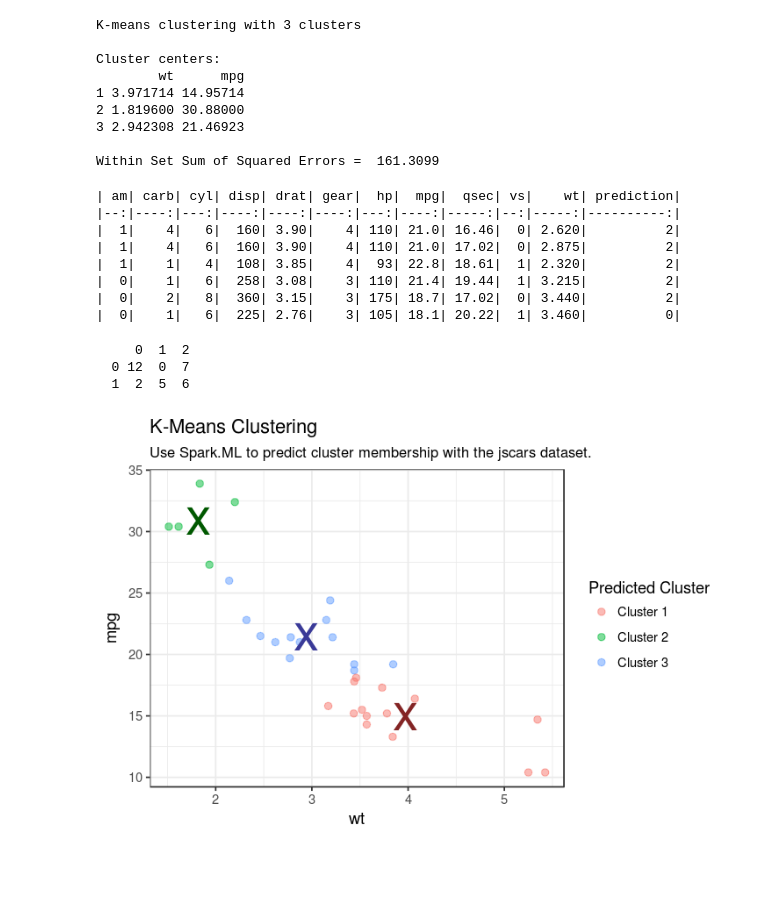
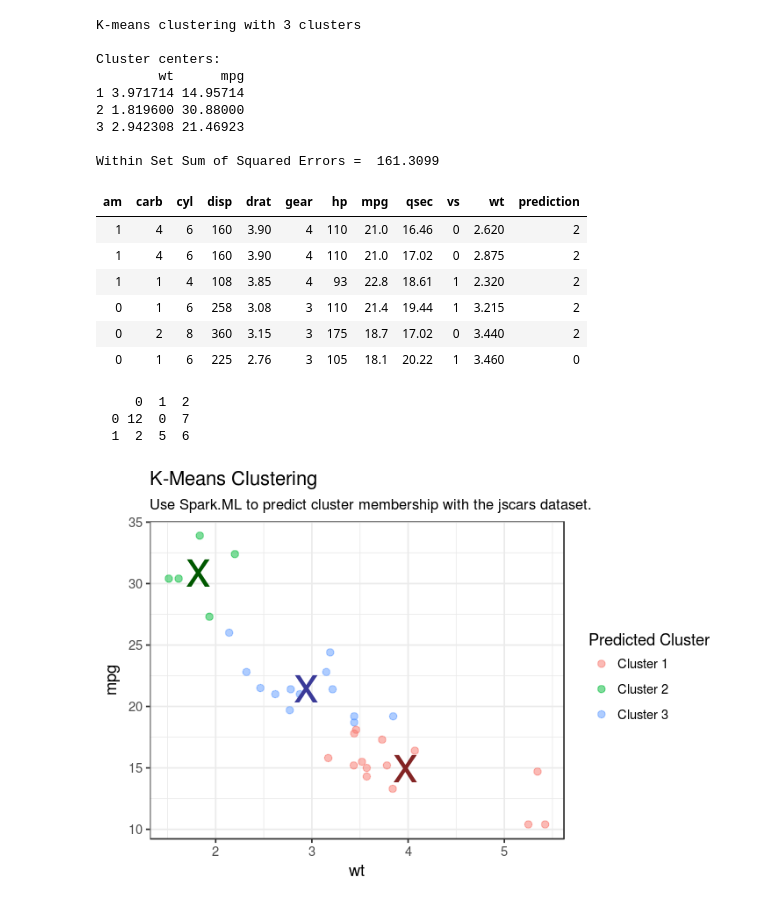
Before and after one commit to aurora-mareviv/sparklyr_test, a Jupyter notebook: sparklyr_test.ipynb, the cells around one changed output. Saved outputs shown, nothing was run; the diff lists cells and outputs as text; code cells hidden in the pictures; blank space fills up the shorter version.

```diff
--- a/sparklyr_test.ipynb
+++ b/sparklyr_test.ipynb
@@ -188,21 +187,20 @@ Within Set Sum of Squared Errors =  161.3099
 # %%
 # predict the associated class
 predicts <- sdf_predict(kmeans_model, jscars)
 predicted <- collect(predicts)
-kable(head(predicted))
+collect(head(predicted))
 base::table(predicted$am, predicted$prediction)
 # %% [output]
+| am | carb | cyl | disp | drat | gear | hp | mpg | qsec | vs | wt | prediction |
+| 1 | 4 | 6 | 160 | 3.90 | 4 | 110 | 21.0 | 16.46 | 0 | 2.620 | 2 |
+| 1 | 4 | 6 | 160 | 3.90 | 4 | 110 | 21.0 | 17.02 | 0 | 2.875 | 2 |
+| 1 | 1 | 4 | 108 | 3.85 | 4 | 93 | 22.8 | 18.61 | 1 | 2.320 | 2 |
+| 0 | 1 | 6 | 258 | 3.08 | 3 | 110 | 21.4 | 19.44 | 1 | 3.215 | 2 |
+| 0 | 2 | 8 | 360 | 3.15 | 3 | 175 | 18.7 | 17.02 | 0 | 3.440 | 2 |
+| 0 | 1 | 6 | 225 | 2.76 | 3 | 105 | 18.1 | 20.22 | 1 | 3.460 | 0 |
-| am| carb| cyl| disp| drat| gear|  hp|  mpg|  qsec| vs|    wt| prediction|
-|--:|----:|---:|----:|----:|----:|---:|----:|-----:|--:|-----:|----------:|
-|  1|    4|   6|  160| 3.90|    4| 110| 21.0| 16.46|  0| 2.620|          2|
-|  1|    4|   6|  160| 3.90|    4| 110| 21.0| 17.02|  0| 2.875|          2|
-|  1|    1|   4|  108| 3.85|    4|  93| 22.8| 18.61|  1| 2.320|          2|
-|  0|    1|   6|  258| 3.08|    3| 110| 21.4| 19.44|  1| 3.215|          2|
-|  0|    2|   8|  360| 3.15|    3| 175| 18.7| 17.02|  0| 3.440|          2|
-|  0|    1|   6|  225| 2.76|    3| 105| 18.1| 20.22|  1| 3.460|          0|
+     0  1  2
+  0 12  0  7
+  1  2  5  6
-     0  1  2
-  0 12  0  7
-  1  2  5  6
 # %%
 # plot cluster membership
 sdf_predict(kmeans_model) %>%
```
Also changed, not shown: parts of 4 cells of this notebook, 1 other file.
